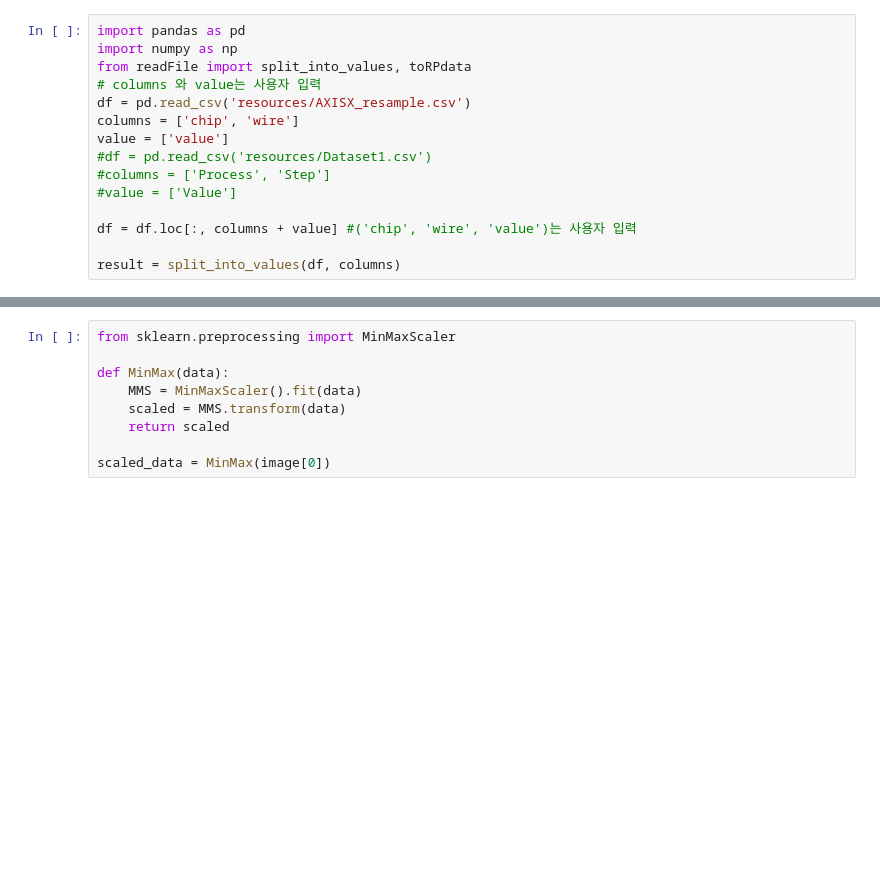
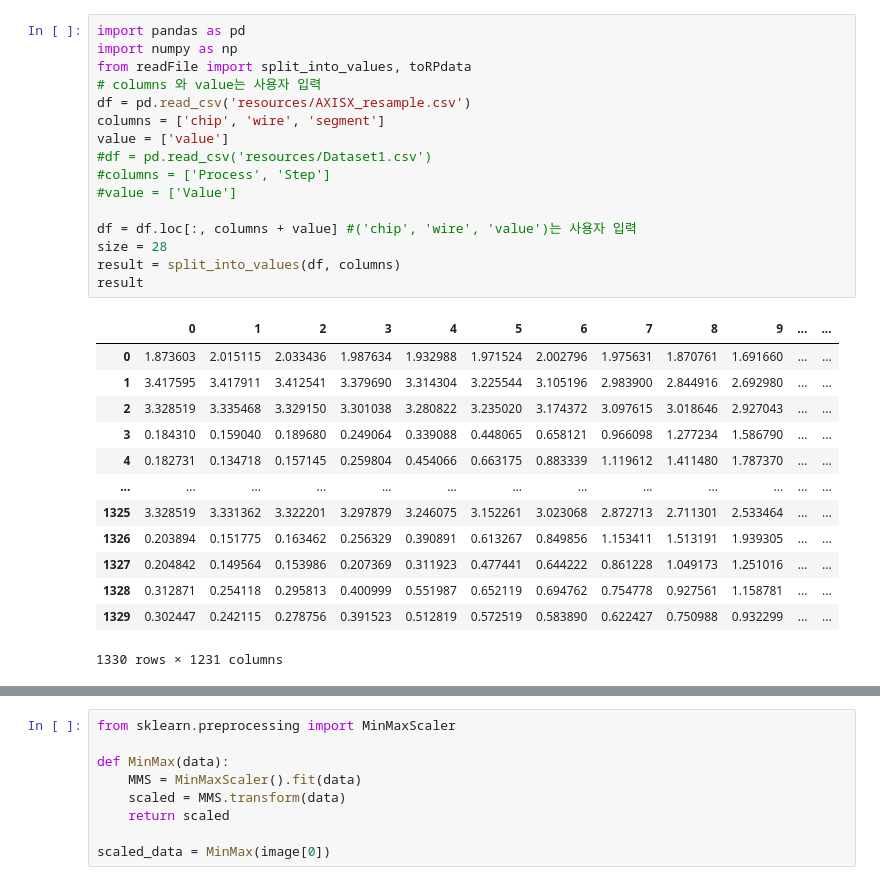
Before and after one commit to WonbinLee067/unlabeld-tsdata-clustering, a Jupyter notebook: run.ipynb, the cells around one changed output, grey strips where cells are left out. Saved outputs shown, nothing was run; the diff lists cells and outputs as text; blank space fills up the shorter version.

```diff
--- a/run.ipynb
+++ b/run.ipynb
@@ -1,18 +1,33 @@
 # %%
 import pandas as pd
 import numpy as np
 from readFile import split_into_values, toRPdata
 # columns 와 value는 사용자 입력
 df = pd.read_csv('resources/AXISX_resample.csv')
-columns = ['chip', 'wire']
+columns = ['chip', 'wire', 'segment']
 value = ['value']
 #df = pd.read_csv('resources/Dataset1.csv')
 #columns = ['Process', 'Step']
 #value = ['Value']
 
 df = df.loc[:, columns + value] #('chip', 'wire', 'value')는 사용자 입력
-
+size = 28
 result = split_into_values(df, columns)
+result
+# %% [output]
+|  | 0 | 1 | 2 | 3 | 4 | 5 | 6 | 7 | 8 | 9 | ... | ... |
+| 0 | 1.873603 | 2.015115 | 2.033436 | 1.987634 | 1.932988 | 1.971524 | 2.002796 | 1.975631 | 1.870761 | 1.691660 | ... | ... |
+| 1 | 3.417595 | 3.417911 | 3.412541 | 3.379690 | 3.314304 | 3.225544 | 3.105196 | 2.983900 | 2.844916 | 2.692980 | ... | ... |
+| 2 | 3.328519 | 3.335468 | 3.329150 | 3.301038 | 3.280822 | 3.235020 | 3.174372 | 3.097615 | 3.018646 | 2.927043 | ... | ... |
+| 3 | 0.184310 | 0.159040 | 0.189680 | 0.249064 | 0.339088 | 0.448065 | 0.658121 | 0.966098 | 1.277234 | 1.586790 | ... | ... |
+| 4 | 0.182731 | 0.134718 | 0.157145 | 0.259804 | 0.454066 | 0.663175 | 0.883339 | 1.119612 | 1.411480 | 1.787370 | ... | ... |
+| ... | ... | ... | ... | ... | ... | ... | ... | ... | ... | ... | ... | ... |
+| 1325 | 3.328519 | 3.331362 | 3.322201 | 3.297879 | 3.246075 | 3.152261 | 3.023068 | 2.872713 | 2.711301 | 2.533464 | ... | ... |
+| 1326 | 0.203894 | 0.151775 | 0.163462 | 0.256329 | 0.390891 | 0.613267 | 0.849856 | 1.153411 | 1.513191 | 1.939305 | ... | ... |
+| 1327 | 0.204842 | 0.149564 | 0.153986 | 0.207369 | 0.311923 | 0.477441 | 0.644222 | 0.861228 | 1.049173 | 1.251016 | ... | ... |
+| 1328 | 0.312871 | 0.254118 | 0.295813 | 0.400999 | 0.551987 | 0.652119 | 0.694762 | 0.754778 | 0.927561 | 1.158781 | ... | ... |
+| 1329 | 0.302447 | 0.242115 | 0.278756 | 0.391523 | 0.512819 | 0.572519 | 0.583890 | 0.622427 | 0.750988 | 0.932299 | ... | ... |
+1330 rows × 1231 columns
 # %%
 from tslearn.preprocessing import TimeSeriesScalerMeanVariance, TimeSeriesResampler
 
```
Also changed, not shown: parts of 5 cells of this notebook.
